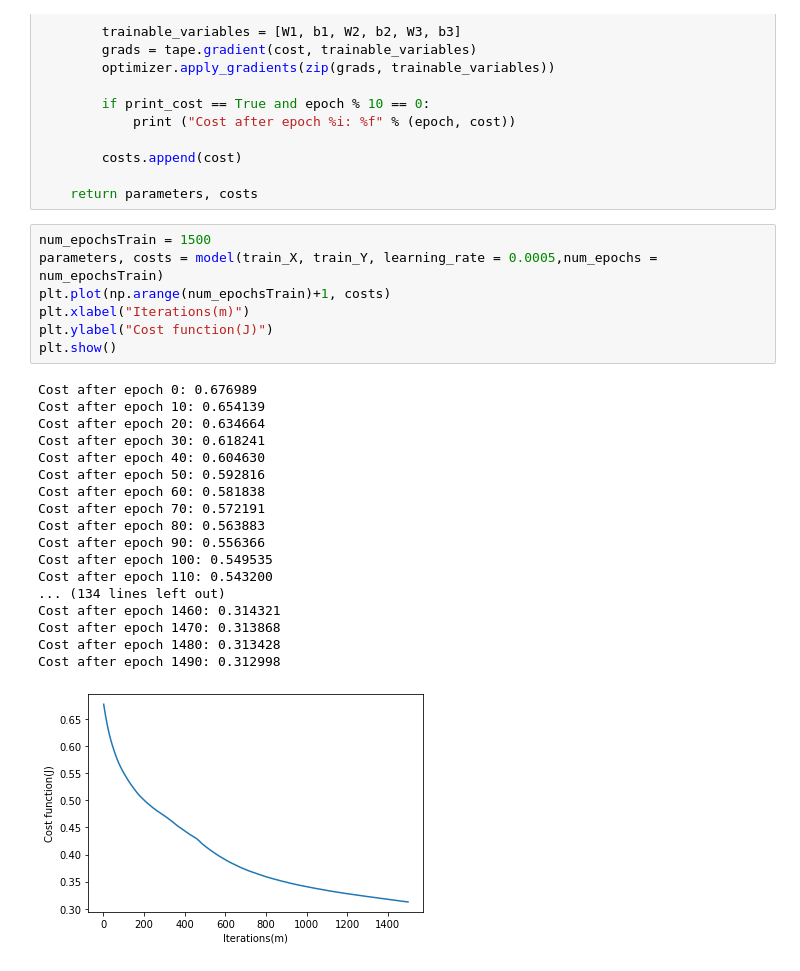
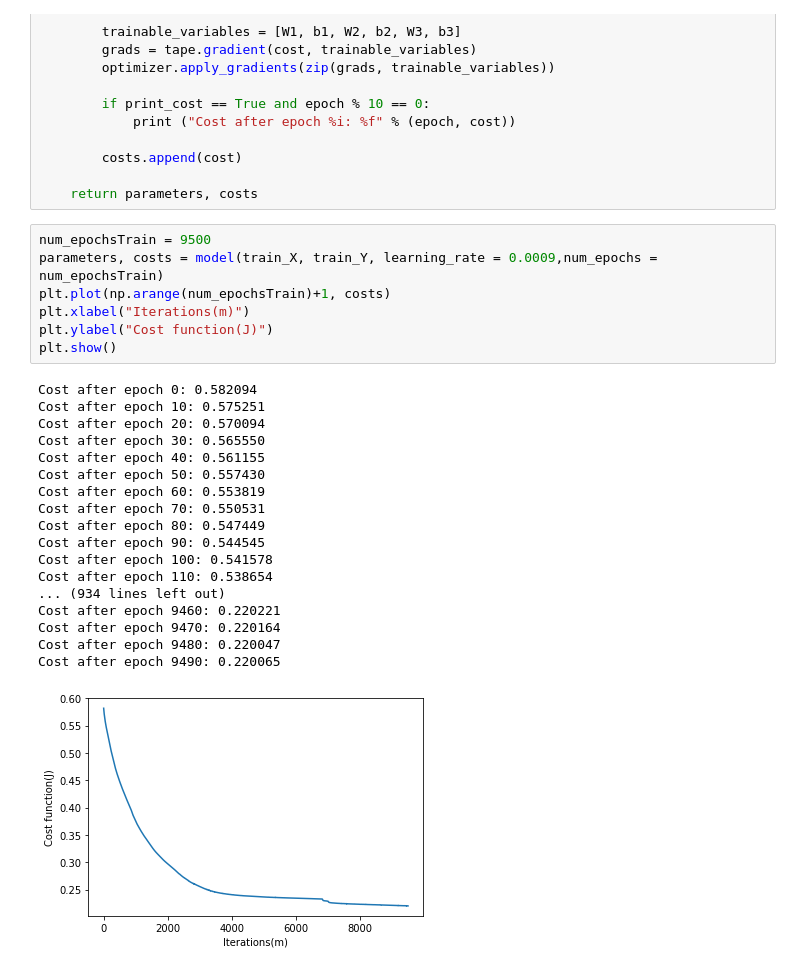
Before and after one commit to Giovanni2414/Machine-Learning-Own-Projects, a Jupyter notebook: Tensorflow Introduction/Tensorflow_Introduction_Own_Training_Project.ipynb, the cells around one changed output. Saved outputs shown, nothing was run; the diff lists cells and outputs as text.

```diff
--- a/Tensorflow Introduction/Tensorflow_Introduction_Own_Training_Project.ipynb
+++ b/Tensorflow Introduction/Tensorflow_Introduction_Own_Training_Project.ipynb
@@ -202,28 +202,28 @@ def model(X_train, Y_train, learning_rate = 0.0001, num_epochs = 1500, print_cos
 
     return parameters, costs
 # %%
-num_epochsTrain = 1500
-parameters, costs = model(train_X, train_Y, learning_rate = 0.0005,num_epochs = num_epochsTrain)
+num_epochsTrain = 9500
+parameters, costs = model(train_X, train_Y, learning_rate = 0.0009,num_epochs = num_epochsTrain)
 plt.plot(np.arange(num_epochsTrain)+1, costs)
 plt.xlabel("Iterations(m)")
 plt.ylabel("Cost function(J)")
 plt.show()
 # %% [output]
-Cost after epoch 0: 0.676989
-Cost after epoch 10: 0.654139
-Cost after epoch 20: 0.634664
-Cost after epoch 30: 0.618241
-Cost after epoch 40: 0.604630
-Cost after epoch 50: 0.592816
-Cost after epoch 60: 0.581838
-Cost after epoch 70: 0.572191
-Cost after epoch 80: 0.563883
-Cost after epoch 90: 0.556366
-Cost after epoch 100: 0.549535
-Cost after epoch 110: 0.543200
-... (134 lines left out)
-Cost after epoch 1460: 0.314321
-Cost after epoch 1470: 0.313868
-Cost after epoch 1480: 0.313428
-Cost after epoch 1490: 0.312998
+Cost after epoch 0: 0.582094
+Cost after epoch 10: 0.575251
+Cost after epoch 20: 0.570094
+Cost after epoch 30: 0.565550
+Cost after epoch 40: 0.561155
+Cost after epoch 50: 0.557430
+Cost after epoch 60: 0.553819
+Cost after epoch 70: 0.550531
+Cost after epoch 80: 0.547449
+Cost after epoch 90: 0.544545
+Cost after epoch 100: 0.541578
+Cost after epoch 110: 0.538654
+... (934 lines left out)
+Cost after epoch 9460: 0.220221
+Cost after epoch 9470: 0.220164
+Cost after epoch 9480: 0.220047
+Cost after epoch 9490: 0.220065
-[figure, old version]
+[figure, new version]
```
Also changed, not shown: parts of 4 cells of this notebook, 1 other file.
